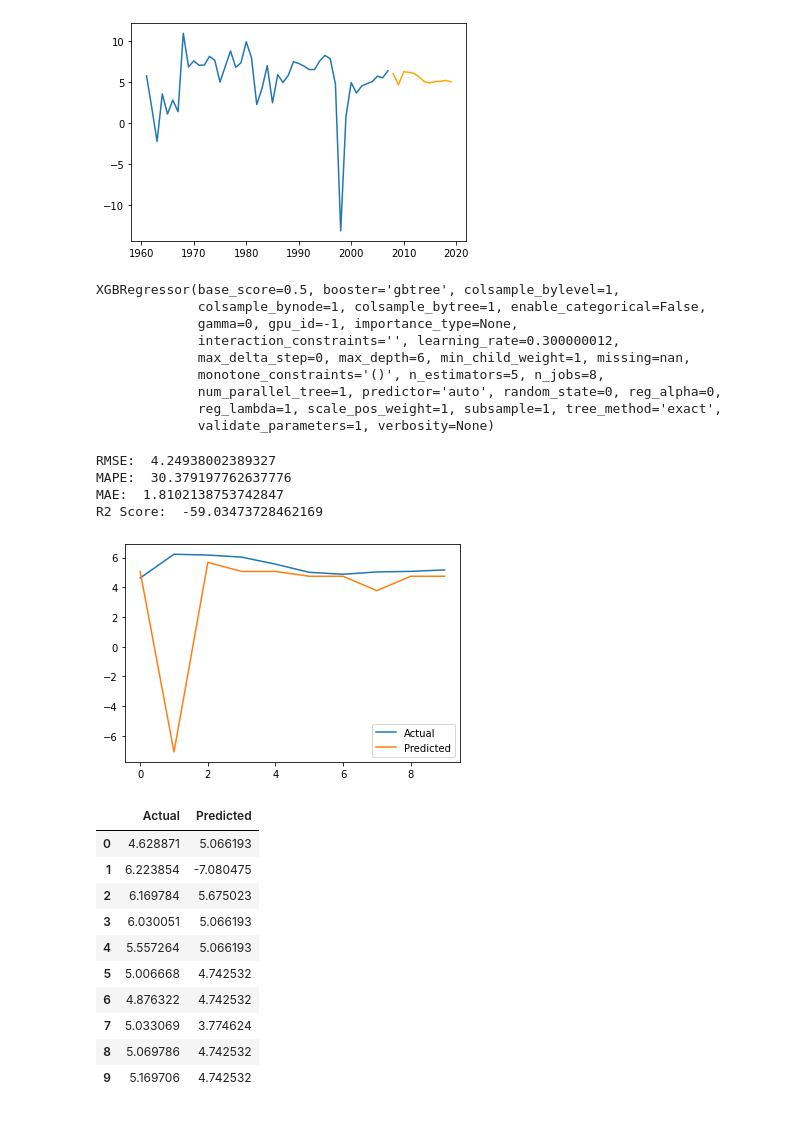
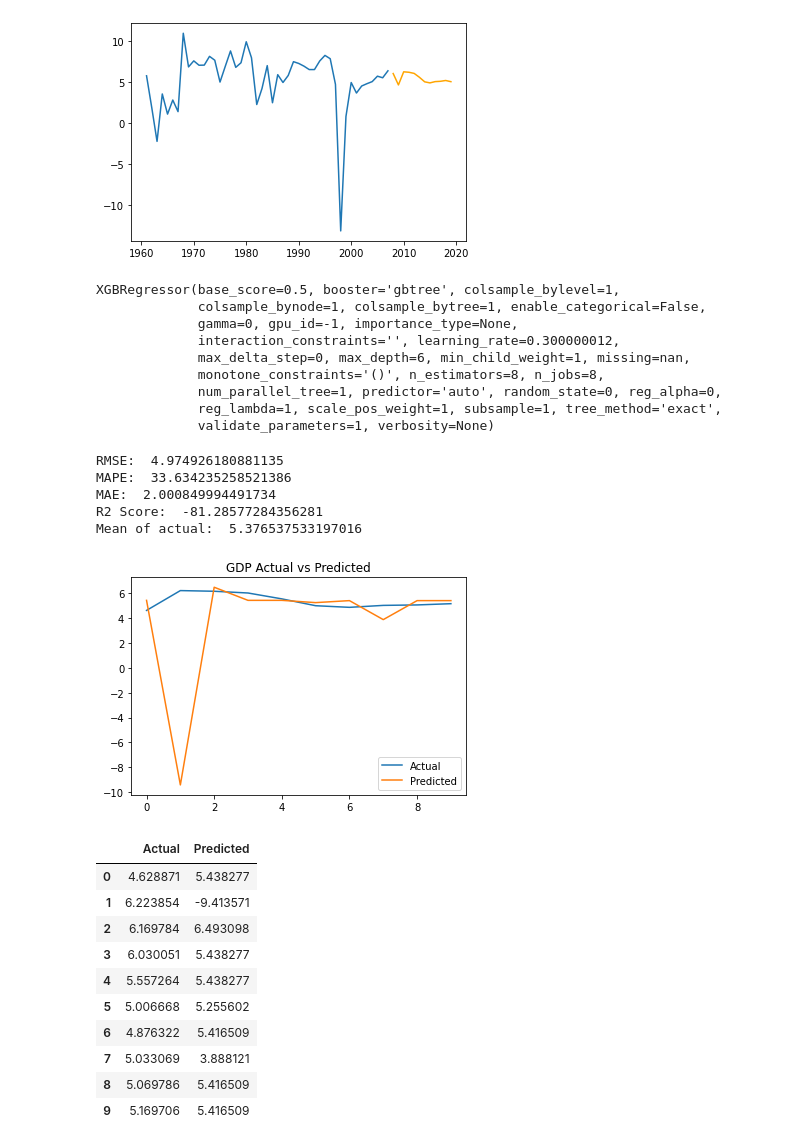
Before and after one commit to FarhanHabibie/UG-Project-Farhan, a Jupyter notebook: XGBoost Forecast.ipynb, the cells around one changed output. Saved outputs shown, nothing was run; the diff lists cells and outputs as text; code cells hidden in the pictures.

```diff
--- a/XGBoost Forecast.ipynb
+++ b/XGBoost Forecast.ipynb
@@ -91,11 +91,13 @@ def performance_metrics(y_test, y_pred):
     mape = np.mean(np.abs((y_test - y_pred) / y_test )) *100
     mae = metrics.mean_absolute_error(y_test, y_pred)
     r2 = metrics.r2_score(y_test, y_pred)
+    mean = np.mean(y_test)
 
     print("RMSE: ", rmse)
     print("MAPE: ", mape)
     print("MAE: ", mae)
     print("R2 Score: ", r2)
+    print("Mean of actual: ", mean)
 # %%
 def plot_ACF(data, lag):
     acfData = data.dropna()
@@ -129,7 +131,7 @@ lookback = 1
 X_train, Y_train = create_dataset(train.to_numpy(), lookback)
 X_test, Y_test = create_dataset(test.to_numpy(), lookback)
 # %%
-model = XGBRegressor(objective='reg:squarederror', n_estimators=5)
+model = XGBRegressor(objective='reg:squarederror', n_estimators=8)
 model.fit(X_train, Y_train)
 # %% [output]
 XGBRegressor(base_score=0.5, booster='gbtree', colsample_bylevel=1,
@@ -137,7 +139,7 @@ XGBRegressor(base_score=0.5, booster='gbtree', colsample_bylevel=1,
              gamma=0, gpu_id=-1, importance_type=None,
              interaction_constraints='', learning_rate=0.300000012,
              max_delta_step=0, max_depth=6, min_child_weight=1, missing=nan,
-             monotone_constraints='()', n_estimators=5, n_jobs=8,
+             monotone_constraints='()', n_estimators=8, n_jobs=8,
              num_parallel_tree=1, predictor='auto', random_state=0, reg_alpha=0,
              reg_lambda=1, scale_pos_weight=1, subsample=1, tree_method='exact',
              validate_parameters=1, verbosity=None)
@@ -145,25 +147,26 @@ XGBRegressor(base_score=0.5, booster='gbtree', colsample_bylevel=1,
 testpred = model.predict(X_test)
 # %%
 df_compare = pd.DataFrame({'Actual' : Y_test, 'Predicted' : testpred})
-df_compare.plot()
+df_compare.plot(title='GDP Actual vs Predicted')
 performance_metrics(Y_test, testpred)
 # %% [output]
-RMSE:  4.24938002389327
-MAPE:  30.379197762637776
-MAE:  1.8102138753742847
-R2 Score:  -59.03473728462169
+RMSE:  4.974926180881135
+MAPE:  33.634235258521386
+MAE:  2.000849994491734
+R2 Score:  -81.28577284356281
+Mean of actual:  5.376537533197016
-[figure, old version]
+[figure, new version]
 # %%
 df_compare
 # %% [output]
 |  | Actual | Predicted |
-| 0 | 4.628871 | 5.066193 |
-| 1 | 6.223854 | -7.080475 |
-| 2 | 6.169784 | 5.675023 |
-| 3 | 6.030051 | 5.066193 |
-| 4 | 5.557264 | 5.066193 |
-| 5 | 5.006668 | 4.742532 |
-| 6 | 4.876322 | 4.742532 |
-| 7 | 5.033069 | 3.774624 |
-| 8 | 5.069786 | 4.742532 |
-| 9 | 5.169706 | 4.742532 |
+| 0 | 4.628871 | 5.438277 |
+| 1 | 6.223854 | -9.413571 |
+| 2 | 6.169784 | 6.493098 |
+| 3 | 6.030051 | 5.438277 |
+| 4 | 5.557264 | 5.438277 |
+| 5 | 5.006668 | 5.255602 |
+| 6 | 4.876322 | 5.416509 |
+| 7 | 5.033069 | 3.888121 |
+| 8 | 5.069786 | 5.416509 |
+| 9 | 5.169706 | 5.416509 |
```
